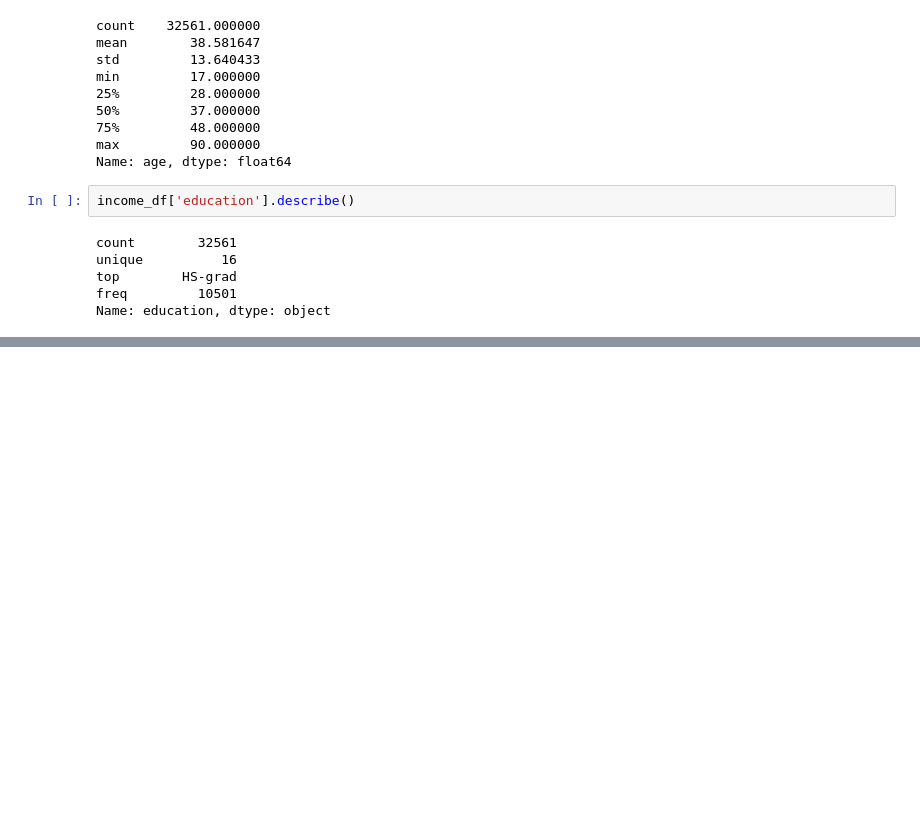
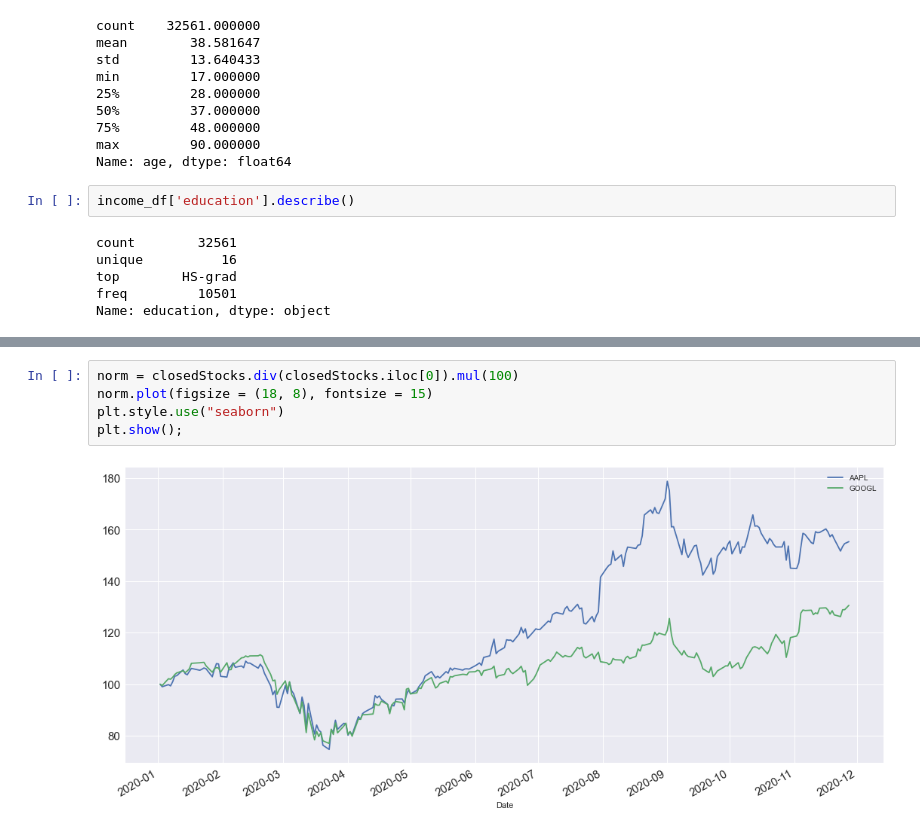
Before and after one commit to allaccountstaken/ML_algorithms, a Jupyter notebook: MongoDB_showcase.ipynb, the cells around one changed output, grey strips where cells are left out. Saved outputs shown, nothing was run; the diff lists cells and outputs as text; blank space fills up the shorter version.

```diff
--- a/MongoDB_showcase.ipynb
+++ b/MongoDB_showcase.ipynb
@@ -237,0 +272,7 @@ Name: education, dtype: object
+# %%
+norm = closedStocks.div(closedStocks.iloc[0]).mul(100)
+norm.plot(figsize = (18, 8), fontsize = 15)
+plt.style.use("seaborn")
+plt.show();
+# %% [output]
+[figure, added]
```
Also changed, not shown: parts of 7 cells of this notebook.
